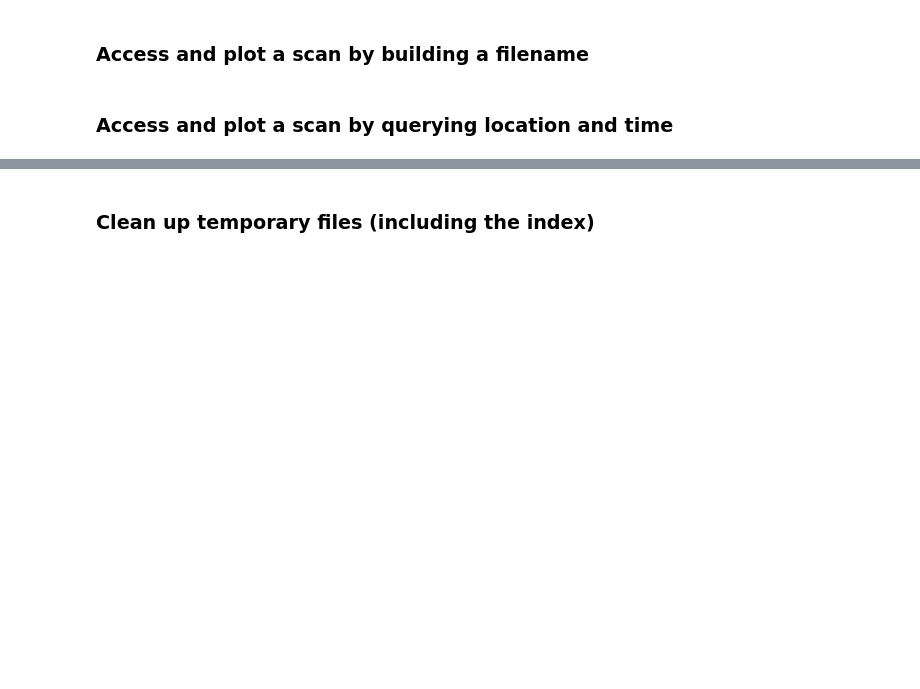
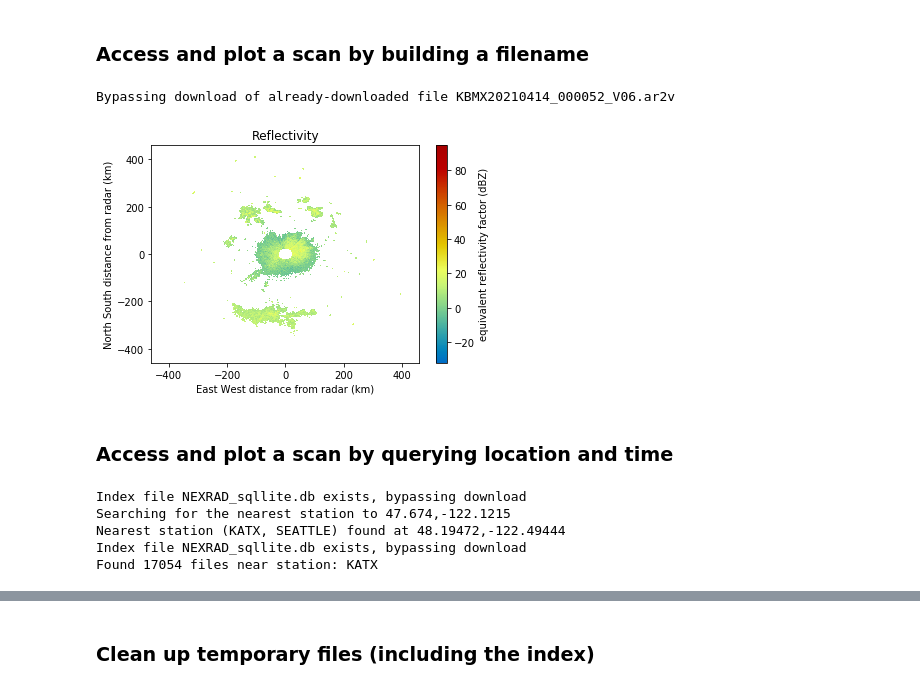
Before and after one commit to microsoft/AIforEarthDataSets, a Jupyter notebook: data/nexrad-l2.ipynb, the cells around one changed output, grey strips where cells are left out. Cells and saved outputs as stored; diff of their text form; code cells hidden in the pictures; blank space fills up the shorter version.

Commit message:
NEXRAD nb updates

```diff
--- a/data/nexrad-l2.ipynb
+++ b/data/nexrad-l2.ipynb
@@ -42,6 +52,26 @@ index_db_file_name = os.path.join(temp_dir,'NEXRAD_sqllite.db')
 # %% [markdown]
 ### Functions
 # %%
+class DownloadProgressBar():
+    """
+    https://stackoverflow.com/questions/37748105/how-to-use-progressbar-module-with-urlretrieve
+    """
+
+    def __init__(self):
+        self.pbar = None
+
+    def __call__(self, block_num, block_size, total_size):
+        if not self.pbar:
+            self.pbar = progressbar.ProgressBar(max_value=total_size)
+            self.pbar.start()
+
+        downloaded = block_num * block_size
+        if downloaded < total_size:
+            self.pbar.update(downloaded)
+        else:
+            self.pbar.finish()
+
+
 def download_url(url, force_download=False, destination_filename=None):
     """
     Download a URL to a temporary file
@@ -57,7 +87,7 @@ def download_url(url, force_download=False, destination_filename=None):
         print('Bypassing download of already-downloaded file {}'.format(os.path.basename(url)))
         return destination_filename
     print('Downloading file {}'.format(os.path.basename(url)),end='')
-    urllib.request.urlretrieve(url, destination_filename)
+    urllib.request.urlretrieve(url, destination_filename, DownloadProgressBar())
     nBytes = os.path.getsize(destination_filename)
     print('...done, {} bytes.'.format(nBytes))
     return destination_filename
@@ -159,14 +189,17 @@ def display_scan(filename):
 # %% [markdown]
 ### Access and plot a scan by building a filename
 # %%
-# Only a 90-day history of this dataset is maintained, but rather than update this cell every
-# 90 days, we just have one scan that we don't archive for demo purposes.  Subsequent cells
-# will query instead.
-year = '2021'; month = '01'; day = '01'; station = 'KMXX'; time = '000417';
+# Only a 90-day history of this dataset is maintained, so this particular
+# scan will cease to be available around 90 days after I'm writing this
+# notebook.
+year = '2021'; month = '04'; day = '14'; station = 'KBMX'; time = '000052';
 filename = station + year + month + day + '_' + time + '_V06.ar2v'
 url = 'https://nexradsa.blob.core.windows.net/nexrad-l2/' + year + '/' + month + '/' + day + \
    '/' + station + '/' + filename
 filename = download_url(url)
 display_scan(filename)
+# %% [output]
+Bypassing download of already-downloaded file KBMX20210414_000052_V06.ar2v
+[figure, added]
 # %% [markdown]
 ### Access and plot a scan by querying location and time
@@ -178,7 +206,23 @@ end_date = today.strftime('%Y-%m-%d')
 # %%
+today = datetime.datetime.now()
+archive_start = today - datetime.timedelta(days=90)
+start_date = archive_start.strftime('%Y-%m-%d')
+end_date = today.strftime('%Y-%m-%d')
+
 # Coordinates near Redmond, WA
 lat = 47.6740; lon = -122.1215
 
 # Find all files from the nearest station in the given date range
 scan_files = get_scans_for_nearest_station(lat, lon, start_date, end_date)
+
+# MDM files are not actually scans
+scan_files = [s for s in scan_files if 'MDM' not in s[6]]
+
+print('Found {} files near station: {}'.format(len(scan_files),scan_files[0][1]))
+# %% [output]
+Index file NEXRAD_sqllite.db exists, bypassing download
+Searching for the nearest station to 47.674,-122.1215
+Nearest station (KATX, SEATTLE) found at 48.19472,-122.49444
+Index file NEXRAD_sqllite.db exists, bypassing download
+Found 17054 files near station: KATX
 # %%
```
Also changed, not shown: parts of 5 cells of this notebook.
